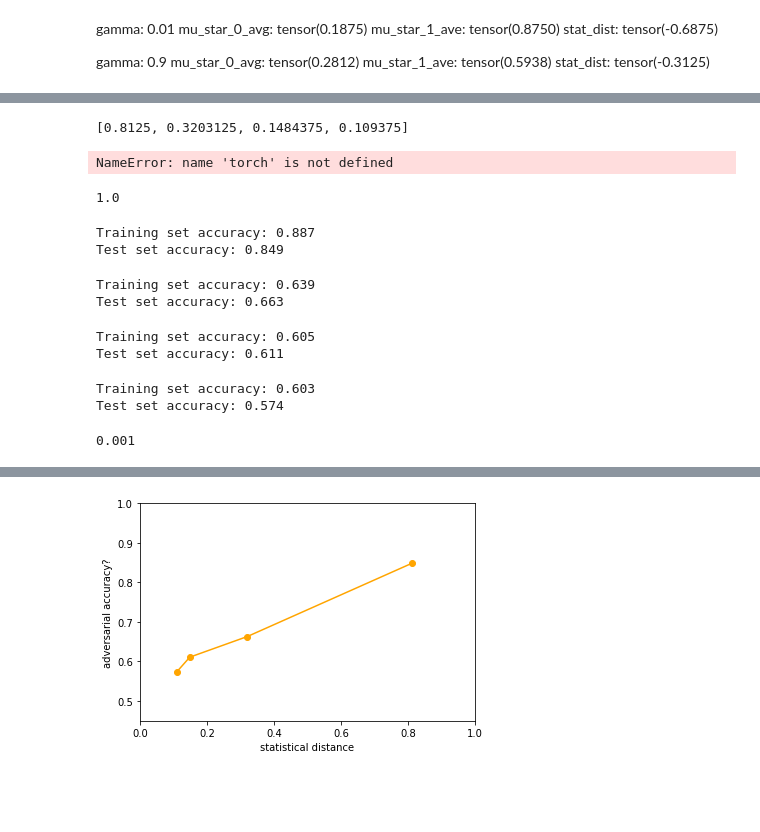
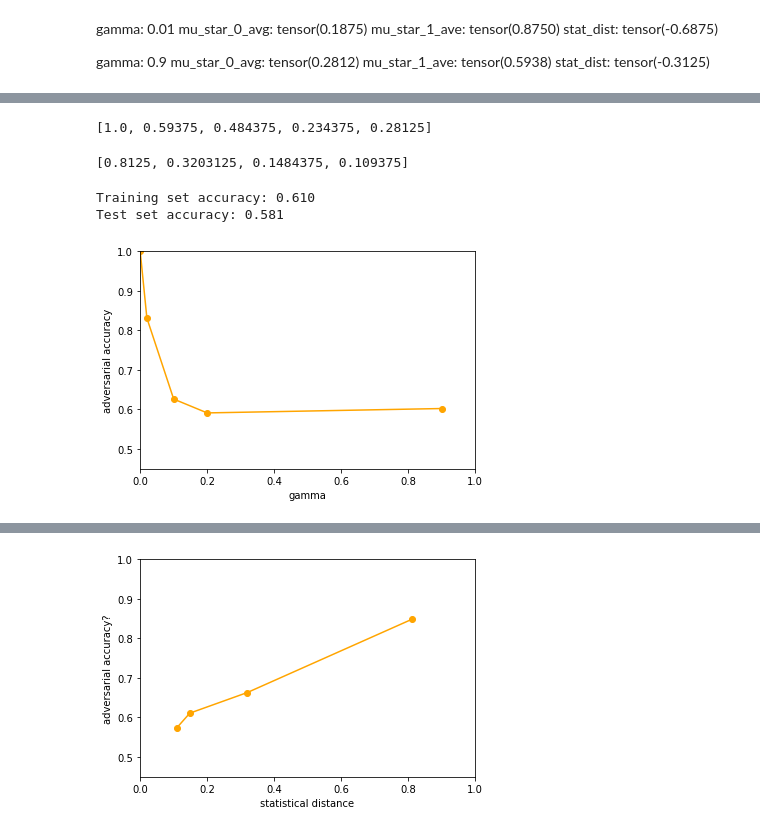
Before and after one commit to jtamanas/FNF4HEP, a Jupyter notebook: CrimeExample.ipynb, the cells around one changed output, grey strips where cells are left out. Saved outputs shown, nothing was run; the diff lists cells and outputs as text; code cells hidden in the pictures; blank space fills up the shorter version.

```diff
--- a/CrimeExample.ipynb
+++ b/CrimeExample.ipynb
@@ -333,4 +342,5 @@ tensor(0.0085, grad_fn=<AbsBackward0>)
 data_0, labels_0, context_0 = next(iter(label_0_generator))
 data_1, labels_1, context_1 = next(iter(label_1_generator))
 
-mu_star_0_avg, mu_star_1_avg, stat_dist, logP_Z0_z0, logP_Z1_z1, logP_Z0_z1, logP_Z1_z0 = Fair.optimal_adversary(data_0, data_1, context_0=context_0, context_1=context_1, probability_flow=probability_flow)
+# mu_star_0_avg, mu_star_1_avg, stat_dist, logP_Z0_z0, logP_Z1_z1, logP_Z0_z1, logP_Z1_z0 = Fair.optimal_adversary(data_0, data_1, context_0=context_0, context_1=context_1, probability_flow=probability_flow)
+stat_dist, mu_star_0, mu_star_1, = Fair.optimal_adversary(label_0_generator, label_1_generator, probability_func=probability_flow)
@@ -415,3 +371,18 @@ Fair.optimal_adversary(data_0_test, data_1_test, context_0_test, context_1_test,
+# %%
+data_0_test, labels_0_test, context_0_test = next(iter(label_0_generator_test))
+data_1_test, labels_1_test, context_1_test = next(iter(label_1_generator_test))
+stat_dists=[]
+mu0s_arr=[]
+mu1s_arr=[]
+
+for fair in Fairs:
+    stat_dist, mu0s, mu1s = fair.optimal_adversary(label_0_generator_test, label_1_generator_test,probability_func=probability_flow)
+    mu0s_arr.append(mu0s.sum().item()/len(mu0s))
+    mu1s_arr.append(mu1s.sum().item()/len(mu1s))
+    stat_dists.append(abs(stat_dist.item()))
+print(stat_dists)
+# %% [output]
+[1.0, 0.59375, 0.484375, 0.234375, 0.28125]
 # %%
 data_0_test, labels_0_test, context_0_test = next(iter(label_0_generator_test))
 data_1_test, labels_1_test, context_1_test = next(iter(label_1_generator_test))
@@ -431,39 +402,32 @@ print(stat_dists)
 with torch.no_grad():
     idx = (data_file["context"] == 0).flatten()
     embedding_0, embedding_1 = Fair._embed(
-        data_file["data"][idx], data_file["data"][~idx])
+        data_file["data"][idx], data_file["data"][~idx], context_0=data_file["context"][idx], context_1=data_file["context"][~idx])
 
 acc_test = EmpiricalStatisticalDistance(
     embedding_0, embedding_1, hidden_dim=64, n_layers=5, n_epochs=100, report_accuracy=True
 )
 # %% [output]
-NameError: name 'torch' is not defined
+Training set accuracy: 0.610
+Test set accuracy: 0.581
-# %%
-acc_test
-# %% [output]
-1.0
 # %%
 accs = []
 for fair in Fairs:
     with torch.no_grad():
         idx = (data_file["context"] == 0).flatten()
         embedding_0, embedding_1 = fair._embed(
-            data_file["data"][idx], data_file["data"][~idx])
+            data_file["data"][idx], data_file["data"][~idx], context_0=data_file["context"][idx], context_1=data_file["context"][~idx])
 
     acc_test = EmpiricalStatisticalDistance(
         embedding_0, embedding_1, hidden_dim=64, n_layers=5, n_epochs=100, report_accuracy=True
     )
     accs.append(acc_test)
-# %% [output]
-Training set accuracy: 0.887
-Test set accuracy: 0.849
-Training set accuracy: 0.639
-Test set accuracy: 0.663
-Training set accuracy: 0.605
-Test set accuracy: 0.611
-Training set accuracy: 0.603
-Test set accuracy: 0.574
-# %%
-Fairs[0].gamma
-# %% [output]
-0.001
+# %%
+plt.plot(gammas, accs, '-o', color='orange')
+plt.xlim(0,1)
+plt.ylim(0.45,1)
+plt.xlabel('gamma')
+plt.ylabel('adversarial accuracy')
+plt.show()
+# %% [output]
+[figure, added]
```
Also changed, not shown: parts of 19 cells of this notebook, 3 other files.
